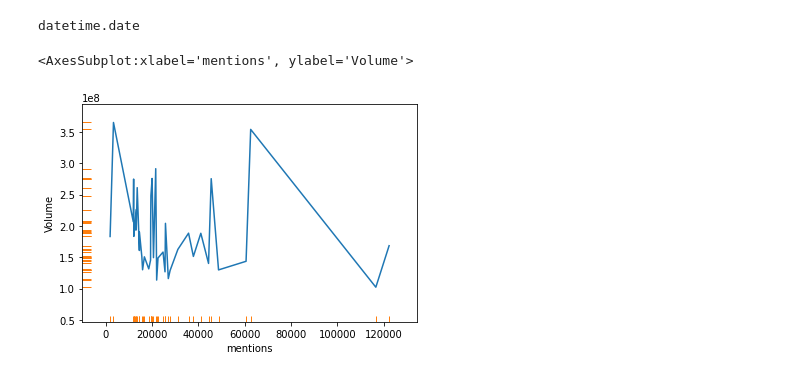
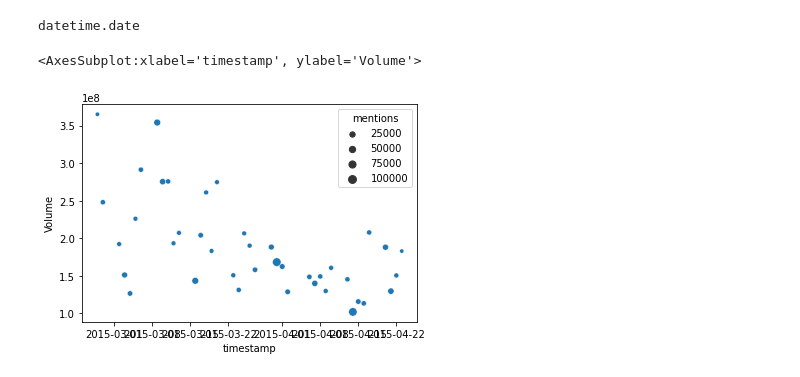
Before and after one commit to zacksfeld/twitter_correlations, a Jupyter notebook: cleaningandorganizing.ipynb, the cells around one changed output. Saved outputs shown, nothing was run; the diff lists cells and outputs as text; code cells hidden in the pictures.

```diff
--- a/cleaningandorganizing.ipynb
+++ b/cleaningandorganizing.ipynb
@@ -167,8 +167,7 @@ datetime.date
 
 appl_df_use = pd.merge(df_aapl_needed, new_df, how='inner')
 # %%
-sns.lineplot(data=appl_df_use, y='Volume', x='mentions')
-sns.rugplot(data=appl_df_use, y='Volume', x='mentions')
+sns.scatterplot(data=appl_df_use, y='Volume', x='timestamp', size='mentions')
 # %% [output]
-<AxesSubplot:xlabel='mentions', ylabel='Volume'>
+<AxesSubplot:xlabel='timestamp', ylabel='Volume'>
-[figure, old version]
+[figure, new version]
```
